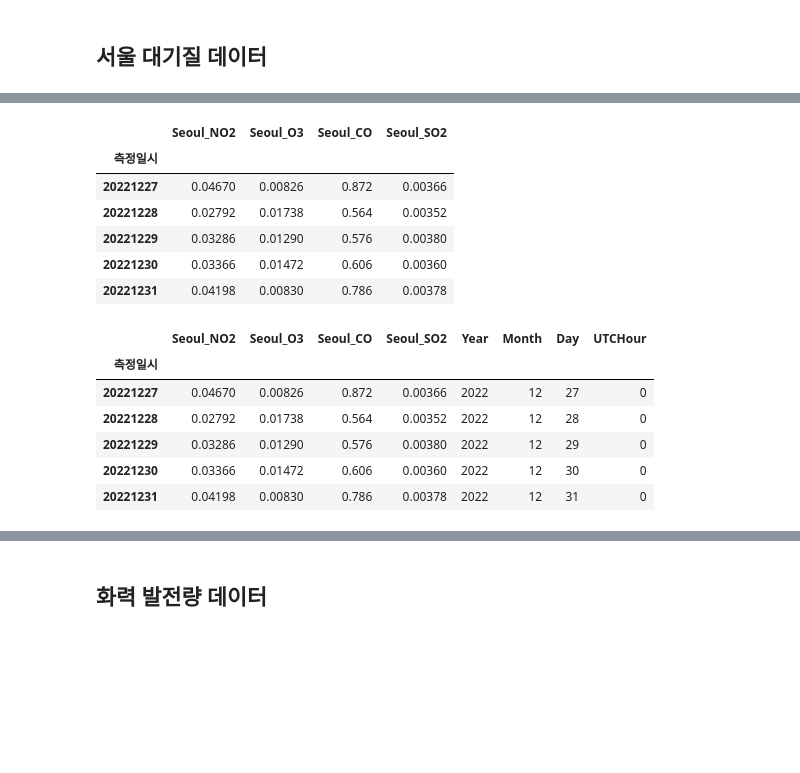
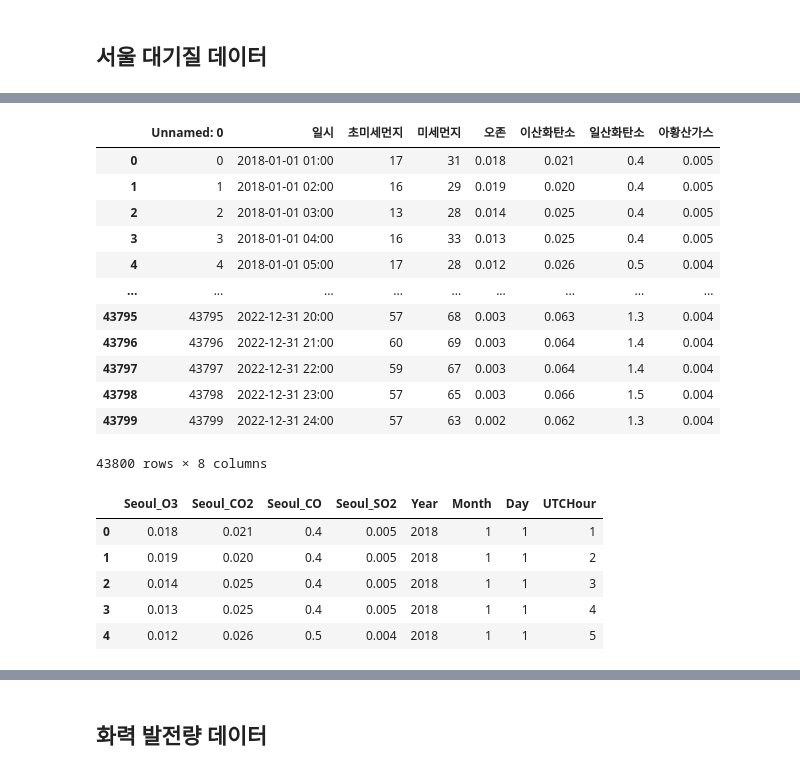
Before and after one commit to SeojinSeojin/aai2009, a Jupyter notebook: data/merge_data.ipynb, the cells around one changed output, grey strips where cells are left out. Drawn from its saved outputs; the diff is of its cells as text; code cells hidden in the pictures; blank space fills up the shorter version.

```diff
--- a/data/merge_data.ipynb
+++ b/data/merge_data.ipynb
@@ -155,10 +124,0 @@ sw_all.head()
-# %%
-sw_all.tail()
-# %% [output]
-|  | Seoul_NO2 | Seoul_O3 | Seoul_CO | Seoul_SO2 |
-| 측정일시 |  |  |  |  |
-| 20221227 | 0.04670 | 0.00826 | 0.872 | 0.00366 |
-| 20221228 | 0.02792 | 0.01738 | 0.564 | 0.00352 |
-| 20221229 | 0.03286 | 0.01290 | 0.576 | 0.00380 |
-| 20221230 | 0.03366 | 0.01472 | 0.606 | 0.00360 |
-| 20221231 | 0.04198 | 0.00830 | 0.786 | 0.00378 |
@@ -172,10 +124,0 @@ sw_all['UTCHour'] = 0 # 일별 단위이므로 시간은 일단 0으로 밀어
-# %%
-sw_all.tail()
-# %% [output]
-|  | Seoul_NO2 | Seoul_O3 | Seoul_CO | Seoul_SO2 | Year | Month | Day | UTCHour |
-| 측정일시 |  |  |  |  |  |  |  |  |
-| 20221227 | 0.04670 | 0.00826 | 0.872 | 0.00366 | 2022 | 12 | 27 | 0 |
-| 20221228 | 0.02792 | 0.01738 | 0.564 | 0.00352 | 2022 | 12 | 28 | 0 |
-| 20221229 | 0.03286 | 0.01290 | 0.576 | 0.00380 | 2022 | 12 | 29 | 0 |
-| 20221230 | 0.03366 | 0.01472 | 0.606 | 0.00360 | 2022 | 12 | 30 | 0 |
-| 20221231 | 0.04198 | 0.00830 | 0.786 | 0.00378 | 2022 | 12 | 31 | 0 |
@@ -181,0 +127,40 @@ sw_all.tail()
+# %%
+sa_all
+# %% [output]
+|  | Unnamed: 0 | 일시 | 초미세먼지 | 미세먼지 | 오존 | 이산화탄소 | 일산화탄소 | 아황산가스 |
+| 0 | 0 | 2018-01-01 01:00 | 17 | 31 | 0.018 | 0.021 | 0.4 | 0.005 |
+| 1 | 1 | 2018-01-01 02:00 | 16 | 29 | 0.019 | 0.020 | 0.4 | 0.005 |
+| 2 | 2 | 2018-01-01 03:00 | 13 | 28 | 0.014 | 0.025 | 0.4 | 0.005 |
+| 3 | 3 | 2018-01-01 04:00 | 16 | 33 | 0.013 | 0.025 | 0.4 | 0.005 |
+| 4 | 4 | 2018-01-01 05:00 | 17 | 28 | 0.012 | 0.026 | 0.5 | 0.004 |
+| ... | ... | ... | ... | ... | ... | ... | ... | ... |
+| 43795 | 43795 | 2022-12-31 20:00 | 57 | 68 | 0.003 | 0.063 | 1.3 | 0.004 |
+| 43796 | 43796 | 2022-12-31 21:00 | 60 | 69 | 0.003 | 0.064 | 1.4 | 0.004 |
+| 43797 | 43797 | 2022-12-31 22:00 | 59 | 67 | 0.003 | 0.064 | 1.4 | 0.004 |
+| 43798 | 43798 | 2022-12-31 23:00 | 57 | 65 | 0.003 | 0.066 | 1.5 | 0.004 |
+| 43799 | 43799 | 2022-12-31 24:00 | 57 | 63 | 0.002 | 0.062 | 1.3 | 0.004 |
+43800 rows × 8 columns
+# %%
+
+sa_all = sa_all.rename(columns={'오존':'Seoul_O3', '이산화탄소':'Seoul_CO2', '일산화탄소':'Seoul_CO', '아황산가스':'Seoul_SO2'})
+
+sa_all[['date', 'time']] = sa_all['일시'].str.split(' ', expand=True)
+sa_all['time'] = sa_all['time'].str.replace('24:00', '00:00')
+sa_all['datetime'] = pd.to_datetime(sa_all['date'] + ' ' + sa_all['time'], format='%Y-%m-%d %H:%M')
+
+sa_all['Year'] = pd.to_datetime(sa_all['datetime']).dt.year
+sa_all['Month'] = pd.to_datetime(sa_all['datetime']).dt.month
+sa_all['Day'] = pd.to_datetime(sa_all['datetime']).dt.day
+sa_all['UTCHour'] = pd.to_datetime(sa_all['datetime']).dt.hour
+
+sa_all = sa_all.drop(sa_all.columns[0], axis=1)
+sa_all = sa_all.drop(['일시','초미세먼지','미세먼지', 'date', 'time', 'datetime'], axis=1)
+
+sa_all.head()
+# %% [output]
+|  | Seoul_O3 | Seoul_CO2 | Seoul_CO | Seoul_SO2 | Year | Month | Day | UTCHour |
+| 0 | 0.018 | 0.021 | 0.4 | 0.005 | 2018 | 1 | 1 | 1 |
+| 1 | 0.019 | 0.020 | 0.4 | 0.005 | 2018 | 1 | 1 | 2 |
+| 2 | 0.014 | 0.025 | 0.4 | 0.005 | 2018 | 1 | 1 | 3 |
+| 3 | 0.013 | 0.025 | 0.4 | 0.005 | 2018 | 1 | 1 | 4 |
+| 4 | 0.012 | 0.026 | 0.5 | 0.004 | 2018 | 1 | 1 | 5 |
```
Also changed, not shown: parts of 9 cells of this notebook, 1 other file.
